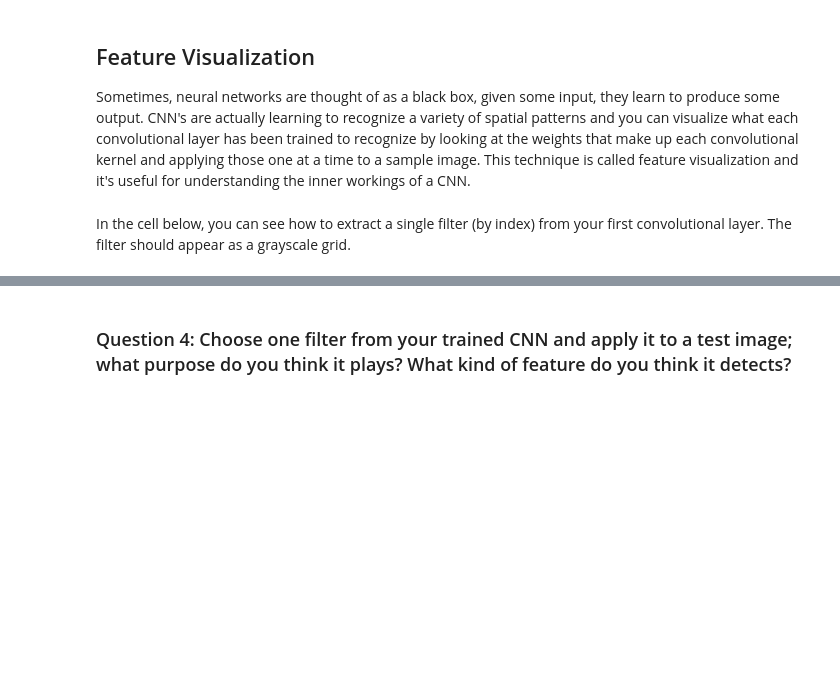
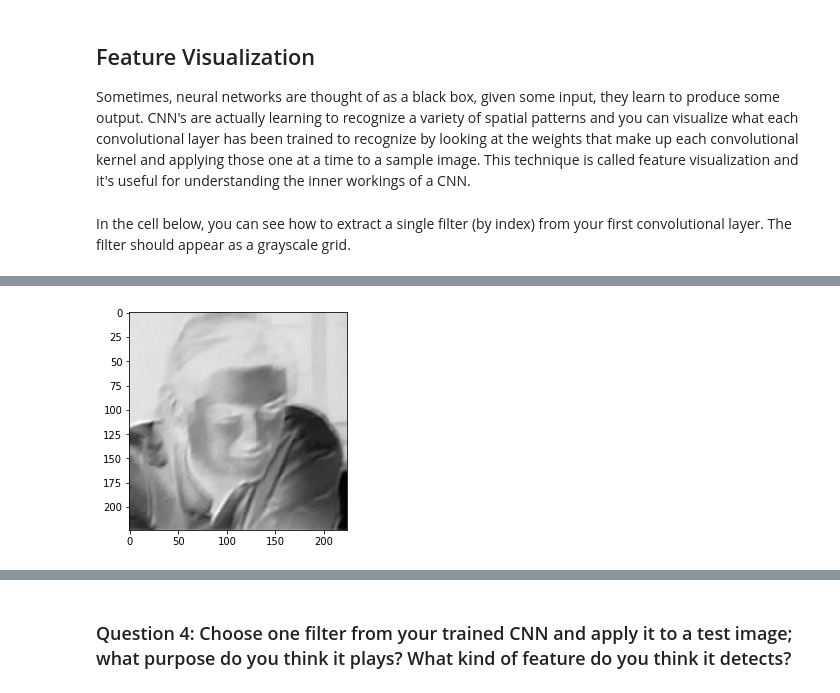
Before and after one commit to JamesPNacino/Udacity_Computer_Vision, a Jupyter notebook: Project_1_Facial Keypoints/2. Define the Network Architecture.ipynb, the cells around one changed output, grey strips where cells are left out. Cells and saved outputs as stored; diff of their text form; code cells hidden in the pictures; blank space fills up the shorter version.

```diff
--- a/Project_1_Facial Keypoints/2. Define the Network Architecture.ipynb
+++ b/Project_1_Facial Keypoints/2. Define the Network Architecture.ipynb
@@ -462,0 +550,4 @@ Next, choose a test image and filter it with one of the convolutional kernels in
+# %%
+filter_viz(0)
+# %% [output]
+[figure, added]
```
Also changed, not shown: parts of 26 cells of this notebook, 2 other files.
